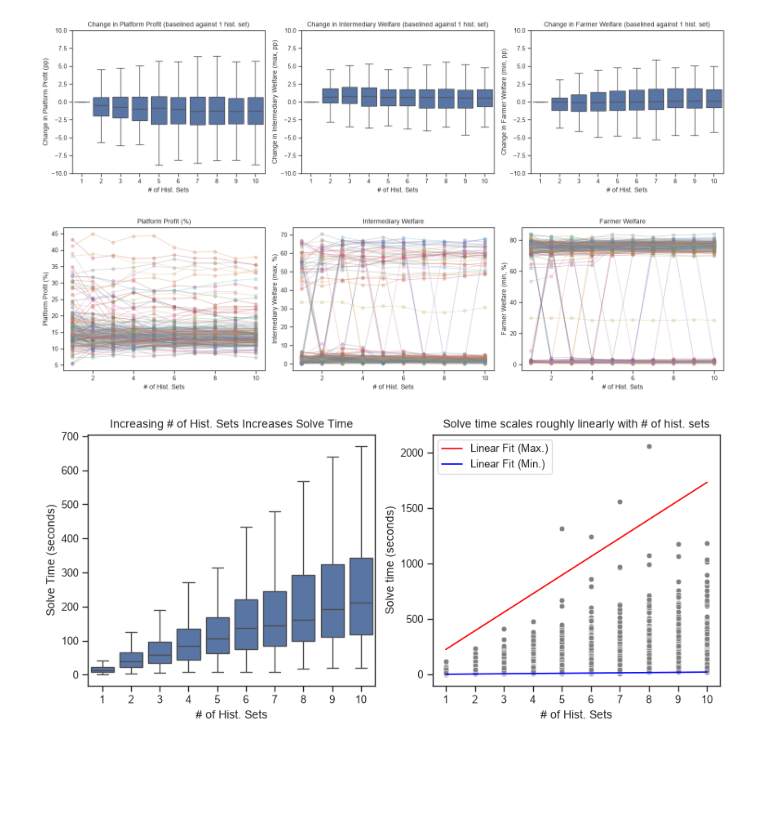
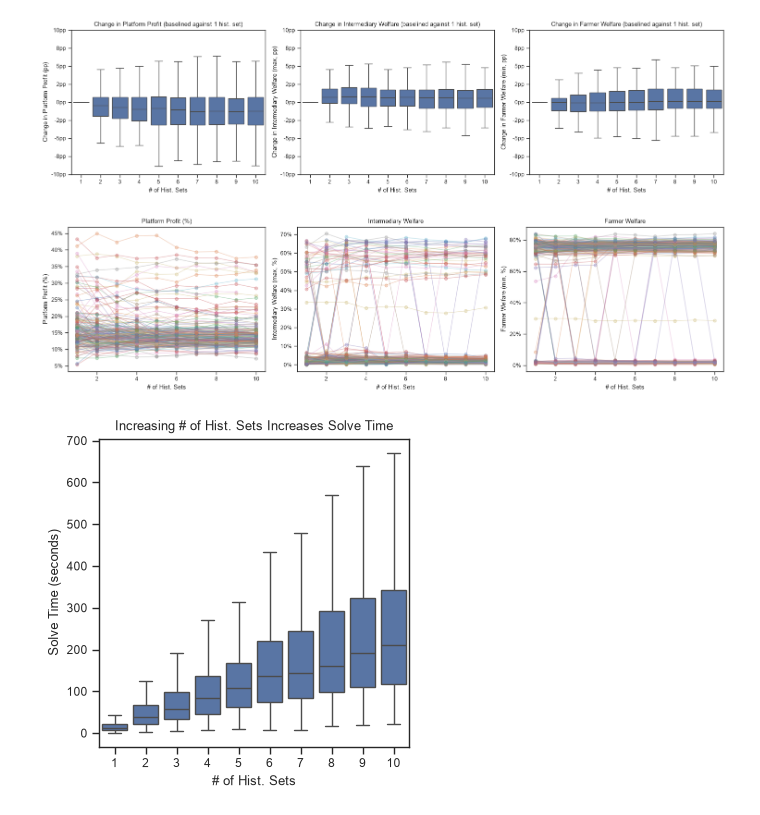
Before and after one commit to nachatjatu/StablePlatformMatching, a Jupyter notebook: notebooks/exp_3_results.ipynb, the cells around one changed output. Cells and saved outputs as stored; diff of their text form; code cells hidden in the pictures; blank space fills up the shorter version.

Commit message:
cleaned up plotting code

```diff
--- a/notebooks/exp_3_results.ipynb
+++ b/notebooks/exp_3_results.ipynb
@@ -92,11 +91,11 @@ for file in all_jsons:
             "total_time": total_time,
             "time_suboptimal": time_suboptimal,
             "avg_epsilon": avg_epsilon,
-            "platform_profit_pct": platform_profit / total_fruit_value * 100,
-            "min_intermediary_welfare_pct": min_intermediary_welfare / total_fruit_value * 100,
-            "max_intermediary_welfare_pct": max_intermediary_welfare / total_fruit_value * 100,
-            "min_farmer_welfare_pct": min_farmer_welfare / total_fruit_value * 100,
-            "max_farmer_welfare_pct": max_farmer_welfare / total_fruit_value * 100
+            "platform_profit_pct": platform_profit / total_fruit_value,
+            "min_intermediary_welfare_pct": min_intermediary_welfare / total_fruit_value,
+            "max_intermediary_welfare_pct": max_intermediary_welfare / total_fruit_value,
+            "min_farmer_welfare_pct": min_farmer_welfare / total_fruit_value,
+            "max_farmer_welfare_pct": max_farmer_welfare / total_fruit_value
         }
 
         data.append(row)
@@ -121,7 +134,8 @@ sns.boxplot(
 axes[0].set_title("Change in Platform Profit (baselined against 1 hist. set)")
 axes[0].set_xlabel("# of Hist. Sets")
 axes[0].set_ylabel("Change in Platform Profit (pp)")
-axes[0].set_ylim(-10, 10)
+axes[0].yaxis.set_major_formatter(pp_formatter)
+axes[0].set_ylim(-0.1, 0.1)
 
 sns.boxplot(
     df_original,
@@ -133,7 +147,8 @@ sns.boxplot(
 axes[1].set_title("Change in Intermediary Welfare (baselined against 1 hist. set)")
 axes[1].set_xlabel("# of Hist. Sets")
 axes[1].set_ylabel("Change in Intermediary Welfare (max, pp)")
-axes[1].set_ylim(-10, 10)
+axes[1].set_ylim(-0.1, 0.1)
+axes[1].yaxis.set_major_formatter(pp_formatter)
 
 sns.boxplot(
     df_original,
@@ -145,13 +160,14 @@ sns.boxplot(
 axes[2].set_title("Change in Farmer Welfare (baselined against 1 hist. set)")
 axes[2].set_xlabel("# of Hist. Sets")
 axes[2].set_ylabel("Change in Farmer Welfare (min, pp)")
-axes[2].set_ylim(-10, 10)
+axes[2].set_ylim(-0.1, 0.1)
+axes[2].yaxis.set_major_formatter(pp_formatter)
 
 plt.tight_layout()
 plt.savefig("../figures/exp_3/welfare_change_boxplots.png", bbox_inches='tight', dpi=300)
 plt.show()
 # %% [output]
-[figure, old version]
+[figure, new version]
 # %%
 fig, axes = plt.subplots(1, 3, figsize=(15, 4))
 
@@ -161,60 +177,40 @@ for job_id, group in df_original.groupby("job_id"):
     axes[0].set_xlabel("# of Hist. Sets")
     axes[0].set_ylabel("Platform Profit (%)")
     axes[0].set_title("Platform Profit (%)")
+    axes[0].yaxis.set_major_formatter(PercentFormatter(xmax=1.0, decimals=0))
+
     axes[1].plot(group["n_hist_sets"], group["max_intermediary_welfare_pct"], alpha=0.3, marker="o")
     axes[1].set_xlabel("# of Hist. Sets")
     axes[1].set_ylabel("Intermediary Welfare (max, %)")
     axes[1].set_title("Intermediary Welfare")
+    axes[1].yaxis.set_major_formatter(PercentFormatter(xmax=1.0, decimals=0))
+
     axes[2].plot(group["n_hist_sets"], group["min_farmer_welfare_pct"], alpha=0.3, marker="o")
     axes[2].set_xlabel("# of Hist. Sets")
     axes[2].set_ylabel("Farmer Welfare (min, %)")
     axes[2].set_title("Farmer Welfare")
+    axes[2].yaxis.set_major_formatter(PercentFormatter(xmax=1.0, decimals=0))
 
 plt.tight_layout()
 plt.savefig("../figures/exp_3/welfare_lineplots.png", bbox_inches='tight', dpi=300)
 plt.show()
 # %% [output]
-[figure, old version]
+[figure, new version]
 # %%
-from numpy.polynomial import Polynomial
-
-fig, axes = plt.subplots(1, 2, figsize=(10, 4))
+plt.figure(figsize=(4, 4))
 
 sns.boxplot(
     data=df_original,
     x="n_hist_sets",
     y="total_time",
     showfliers=False,
-    ax=axes[0]
 )
 
-axes[0].set_xlabel("# of Hist. Sets")
-axes[0].set_ylabel("Solve Time (seconds)")
-axes[0].set_title("Increasing # of Hist. Sets Increases Solve Time")
-
-df_max = df_original.groupby("n_hist_sets")["total_time"].max().reset_index()
-p_fit_max = Polynomial.fit(df_max['n_hist_sets'], df_max['total_time'], deg=1)
-df_min = df_original.groupby("n_hist_sets")["total_time"].min().reset_index()
-p_fit_min = Polynomial.fit(df_min['n_hist_sets'], df_min['total_time'], deg=1)
-df_mean = df_original.groupby("n_hist_sets")["total_time"].mean().reset_index()
-p_fit_mean = Polynomial.fit(df_mean['n_hist_sets'], df_mean['total_time'], deg=1)
-
-x_curve = np.linspace(df_original['n_hist_sets'].min(), df['n_hist_sets'].max())
-y_max_curve = p_fit_max(x_curve)
-y_min_curve = p_fit_min(x_curve)  # Evaluates the NumPy polynomial at those points
-
-
-sns.scatterplot(df_original, x="n_hist_sets", y="total_time", color='gray', ax=axes[1])
-axes[1].plot(x_curve, y_max_curve, color='red', label='Linear Fit (Max.)')
-axes[1].plot(x_curve, y_min_curve, color='blue', label='Linear Fit (Min.)')
-
-axes[1].set_xlabel("# of Hist. Sets")
-axes[1].set_xticks(range(1, 11))
-axes[1].set_ylabel("Solve time (seconds)")
-axes[1].set_title("Solve time scales roughly linearly with # of hist. sets")
-axes[1].legend()
+plt.xlabel("# of Hist. Sets")
+plt.ylabel("Solve Time (seconds)")
+plt.title("Increasing # of Hist. Sets Increases Solve Time")
 
 plt.savefig("../figures/exp_3/n_hist_sets_scaling.png", bbox_inches='tight', dpi=300)
 plt.show()
 # %% [output]
-[figure, old version]
+[figure, new version]
```
Also changed, not shown: parts of 4 cells of this notebook, 56 other files.
